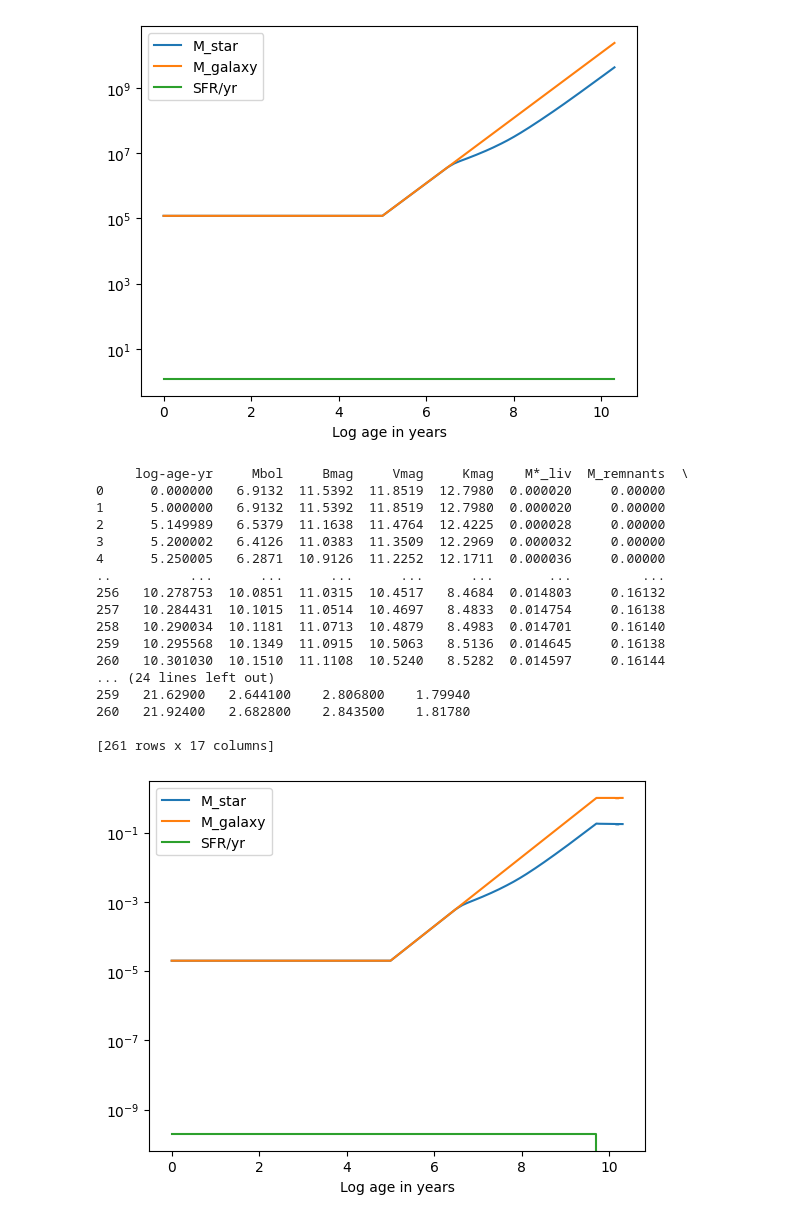
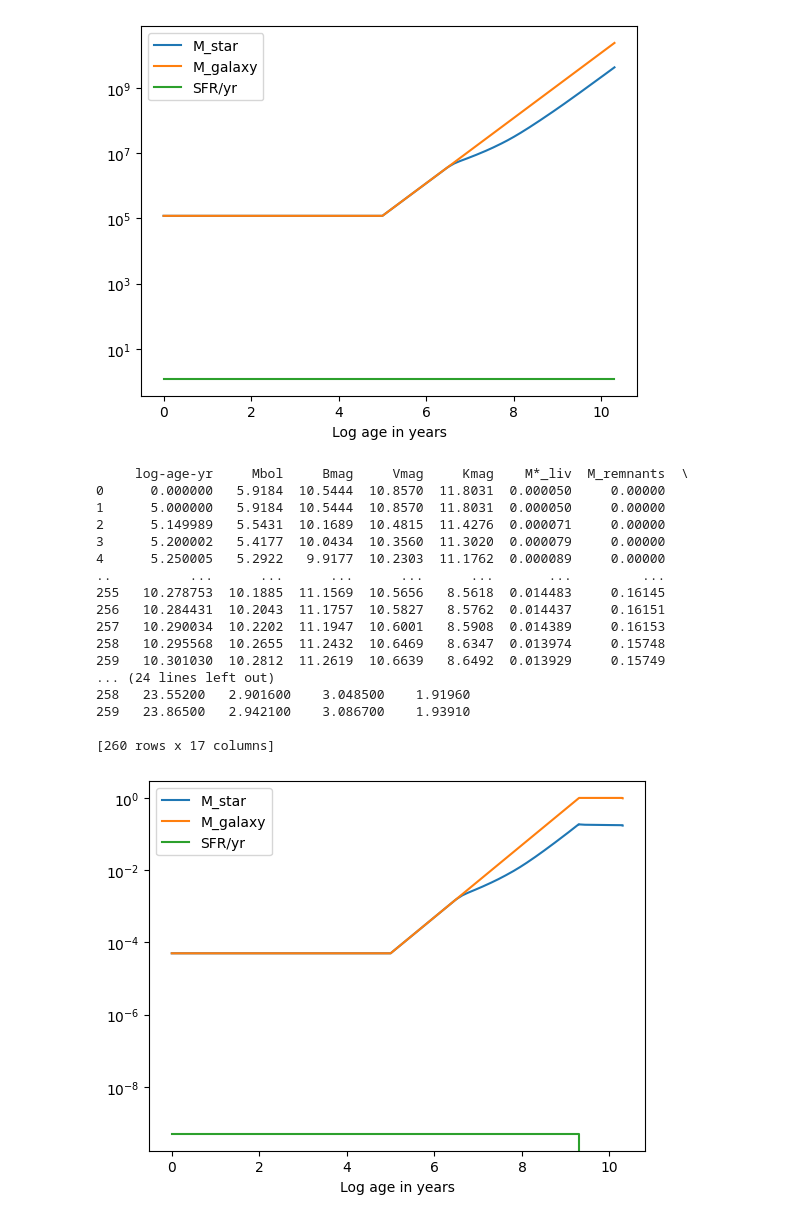
Before and after one commit to clilje/summer_2023, a Jupyter notebook: Week 1/filter-check.ipynb, the cells around one changed output. Drawn from its saved outputs; the diff is of its cells as text; code cells hidden in the pictures.

```diff
--- a/Week 1/filter-check.ipynb
+++ b/Week 1/filter-check.ipynb
@@ -133,41 +133,41 @@ plt.show()
 [221 rows x 17 columns]
 [figure]
 # %%
-df = pd.read_csv('SFR-trials/sfrSingleburst.txt', delimiter= '\s+', skiprows=30,names=['log-age-yr','Mbol','Bmag',
+df = pd.read_csv('SFR-trials/singleBurst2.txt', delimiter= '\s+', skiprows=30,names=['log-age-yr','Mbol','Bmag',
                                                                              'Vmag','Kmag','M*_liv','M_remnants',
                                                                              'M_ret_gas','M_galaxy','SFR/yr',
                                                                              'M*_liv+M_rem','M*_tot/Lb','M*_tot/Lv',
                                                                              'M*_tot/Lk','M*_liv/Lb','M*_liv/Lv<','M*_liv/Lk'])
 print(df)
 plt.plot(df['log-age-yr'].to_numpy(), df['M*_liv+M_rem'].to_numpy(), label='M_star')
 plt.plot(df['log-age-yr'].to_numpy(), df['M_galaxy'].to_numpy(), label='M_galaxy')
 plt.plot(df['log-age-yr'].to_numpy(), df['SFR/yr'].to_numpy(), label='SFR/yr')
 plt.legend()
 #plt.xscale('log')
 plt.yscale('log')
 plt.xlabel('Log age in years')
 
-plt.savefig('burstSFR')
+plt.savefig('burstSFR4')
 plt.show()
 # %% [output]
      log-age-yr     Mbol     Bmag     Vmag     Kmag    M*_liv  M_remnants  \
-0      0.000000   6.9132  11.5392  11.8519  12.7980  0.000020     0.00000
-1      5.000000   6.9132  11.5392  11.8519  12.7980  0.000020     0.00000
-2      5.149989   6.5379  11.1638  11.4764  12.4225  0.000028     0.00000
-3      5.200002   6.4126  11.0383  11.3509  12.2969  0.000032     0.00000
-4      5.250005   6.2871  10.9126  11.2252  12.1711  0.000036     0.00000
+0      0.000000   5.9184  10.5444  10.8570  11.8031  0.000050     0.00000
+1      5.000000   5.9184  10.5444  10.8570  11.8031  0.000050     0.00000
+2      5.149989   5.5431  10.1689  10.4815  11.4276  0.000071     0.00000
+3      5.200002   5.4177  10.0434  10.3560  11.3020  0.000079     0.00000
+4      5.250005   5.2922   9.9177  10.2303  11.1762  0.000089     0.00000
 ..          ...      ...      ...      ...      ...       ...         ...
-256   10.278753  10.0851  11.0315  10.4517   8.4684  0.014803     0.16132
-257   10.284431  10.1015  11.0514  10.4697   8.4833  0.014754     0.16138
-258   10.290034  10.1181  11.0713  10.4879   8.4983  0.014701     0.16140
-259   10.295568  10.1349  11.0915  10.5063   8.5136  0.014645     0.16138
-260   10.301030  10.1510  11.1108  10.5240   8.5282  0.014597     0.16144
+255   10.278753  10.1885  11.1569  10.5656   8.5618  0.014483     0.16145
+256   10.284431  10.2043  11.1757  10.5827   8.5762  0.014437     0.16151
+257   10.290034  10.2202  11.1947  10.6001   8.5908  0.014389     0.16153
+258   10.295568  10.2655  11.2432  10.6469   8.6347  0.013974     0.15748
+259   10.301030  10.2812  11.2619  10.6639   8.6492  0.013929     0.15749
 ... (24 lines left out)
-259   21.62900   2.644100    2.806800    1.79940
-260   21.92400   2.682800    2.843500    1.81780
+258   23.55200   2.901600    3.048500    1.91960
+259   23.86500   2.942100    3.086700    1.93910
 
-[261 rows x 17 columns]
+[260 rows x 17 columns]
-[figure, old version]
+[figure, new version]
 # %%
 df = pd.read_csv('SFR-trials/linearlyDecreasing.txt', delimiter= '\s+', skiprows=30,names=['log-age-yr','Mbol','Bmag',
                                                                              'Vmag','Kmag','M*_liv','M_remnants',
```
Also changed, not shown: parts of 2 cells of this notebook, 7 other files.
